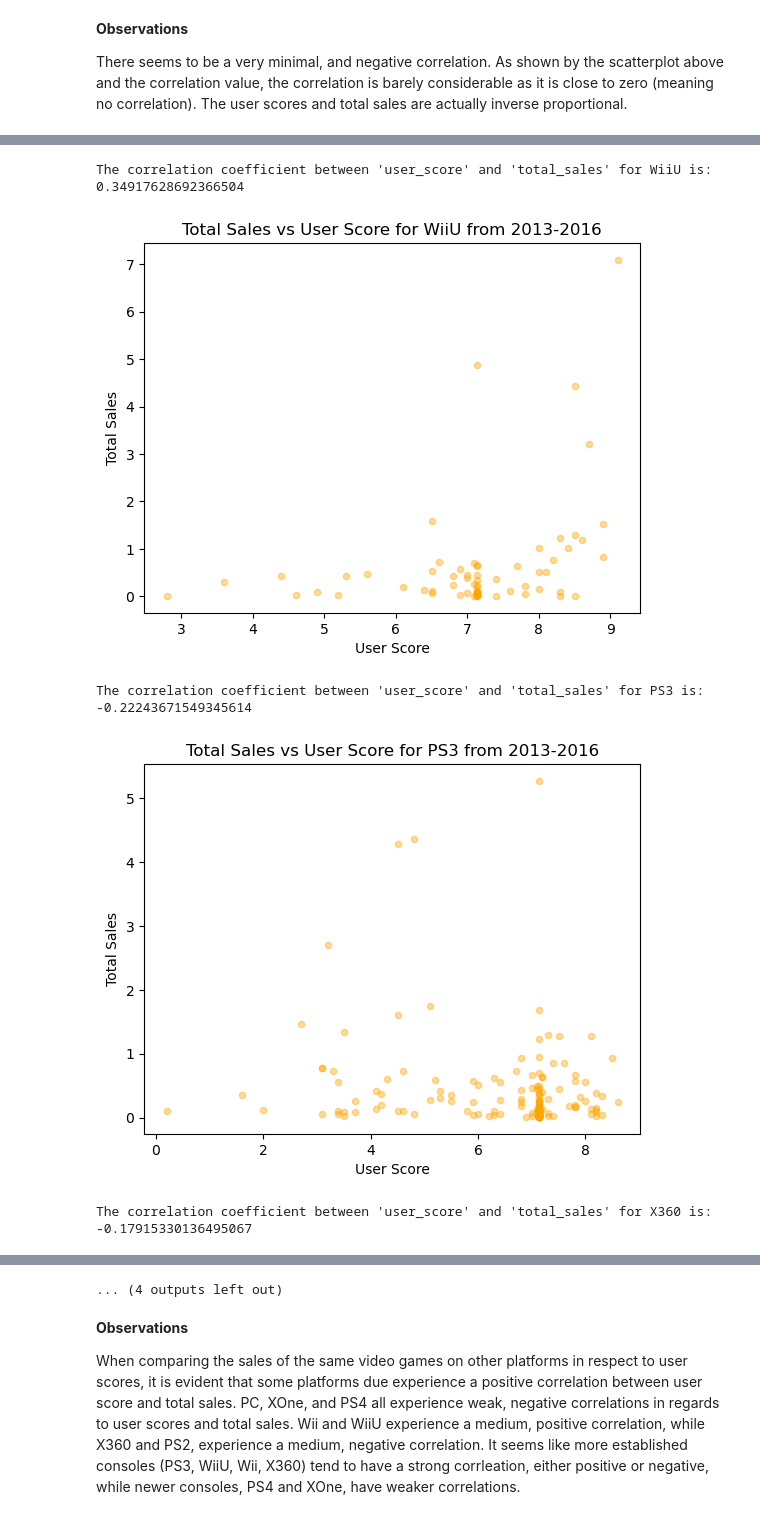
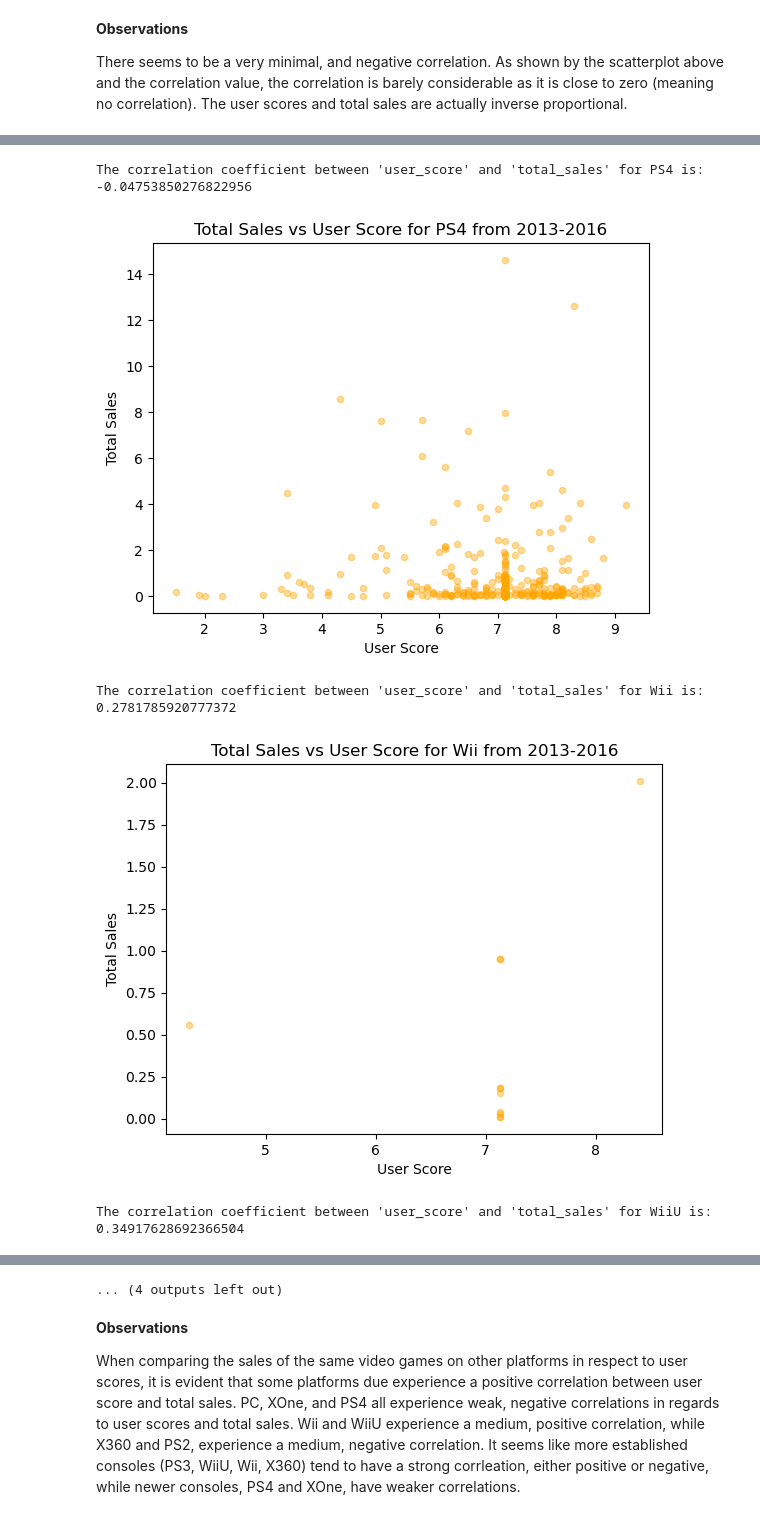
Before and after one commit to mnunezsa95/ds_project_video_game_analysis, a Jupyter notebook: notebooks/EDA.ipynb, the cells around one changed output, grey strips where cells are left out. Drawn from its saved outputs; the diff is of its cells as text; code cells hidden in the pictures.

```diff
--- a/notebooks/EDA.ipynb
+++ b/notebooks/EDA.ipynb
@@ -345,7 +349,7 @@ The correlation coefficient between 'user_score' and 'total_sales' in PS4 is: -0
 
 There seems to be a very minimal, and negative correlation. As shown by the scatterplot above and the correlation value, the correlation is barely considerable as it is close to zero (meaning no correlation). The user scores and total sales are actually inverse proportional.
 # %%
-for platform in platform_sales_filtered_13_16['platform'].unique():
+for platform in np.sort(platform_sales_filtered_13_16['platform'].unique()):
     group_data = platform_sales_filtered_13_16[platform_sales_filtered_13_16['platform'] == platform]
     print(f"The correlation coefficient between 'user_score' and 'total_sales' for {platform} is: {group_data['total_sales'].corr(group_data['user_score'])}")
     group_data.plot(kind='scatter', x='user_score', y='total_sales', xlabel='User Score', ylabel='Total Sales', title=f'Total Sales vs User Score for {platform} from 2013-2016', alpha=0.4, color="orange")
@@ -360,5 +364,5 @@ The correlation coefficient between 'user_score' and 'total_sales' for XOne is:
-The correlation coefficient between 'user_score' and 'total_sales' for WiiU is: 0.34917628692366504
+The correlation coefficient between 'user_score' and 'total_sales' for PS4 is: -0.04753850276822956
-[figure, old version]
+[figure, new version]
-The correlation coefficient between 'user_score' and 'total_sales' for PS3 is: -0.22243671549345614
+The correlation coefficient between 'user_score' and 'total_sales' for Wii is: 0.2781785920777372
-[figure, old version]
+[figure, new version]
-The correlation coefficient between 'user_score' and 'total_sales' for X360 is: -0.17915330136495067
+The correlation coefficient between 'user_score' and 'total_sales' for WiiU is: 0.34917628692366504
```
Also changed, not shown: parts of 6 cells of this notebook.
